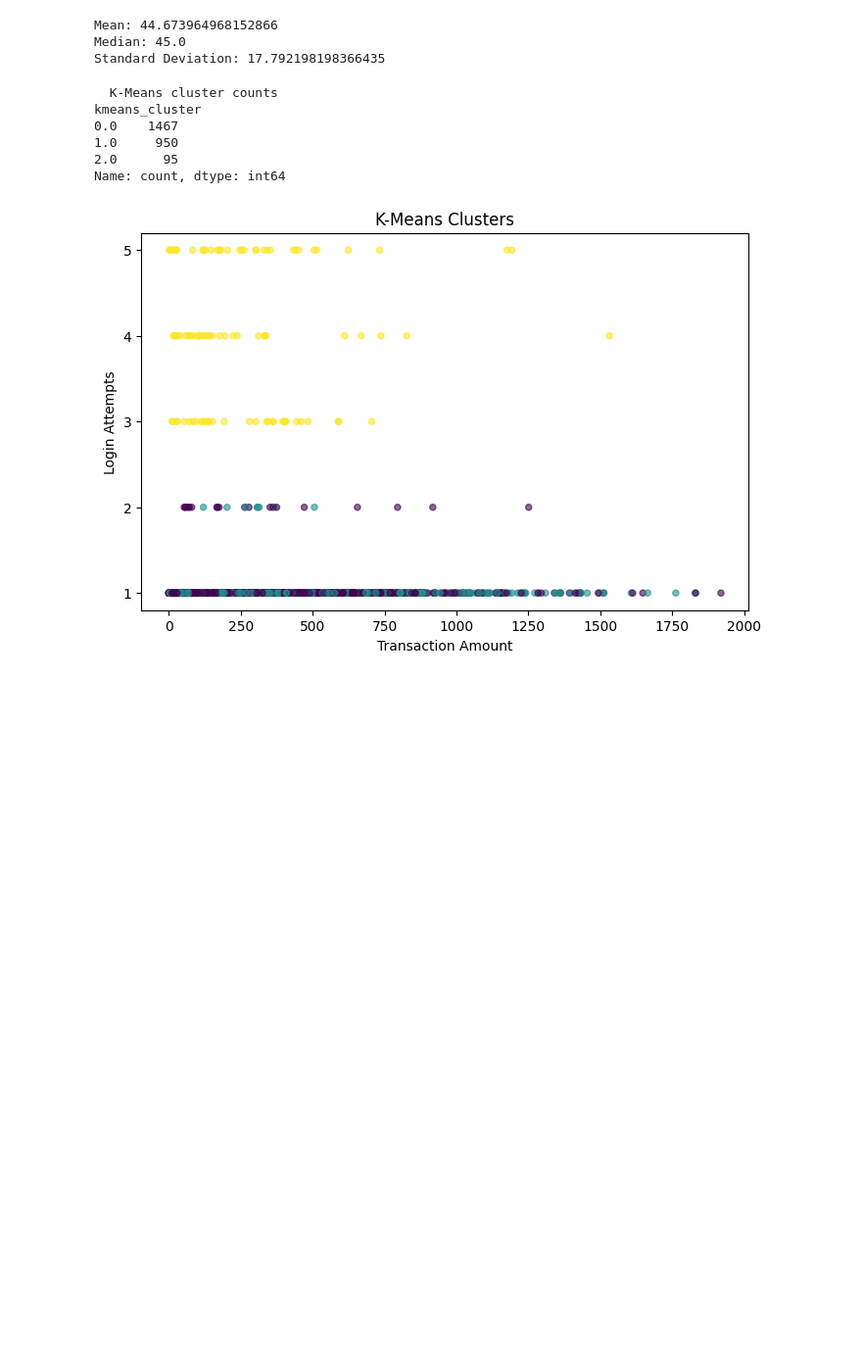
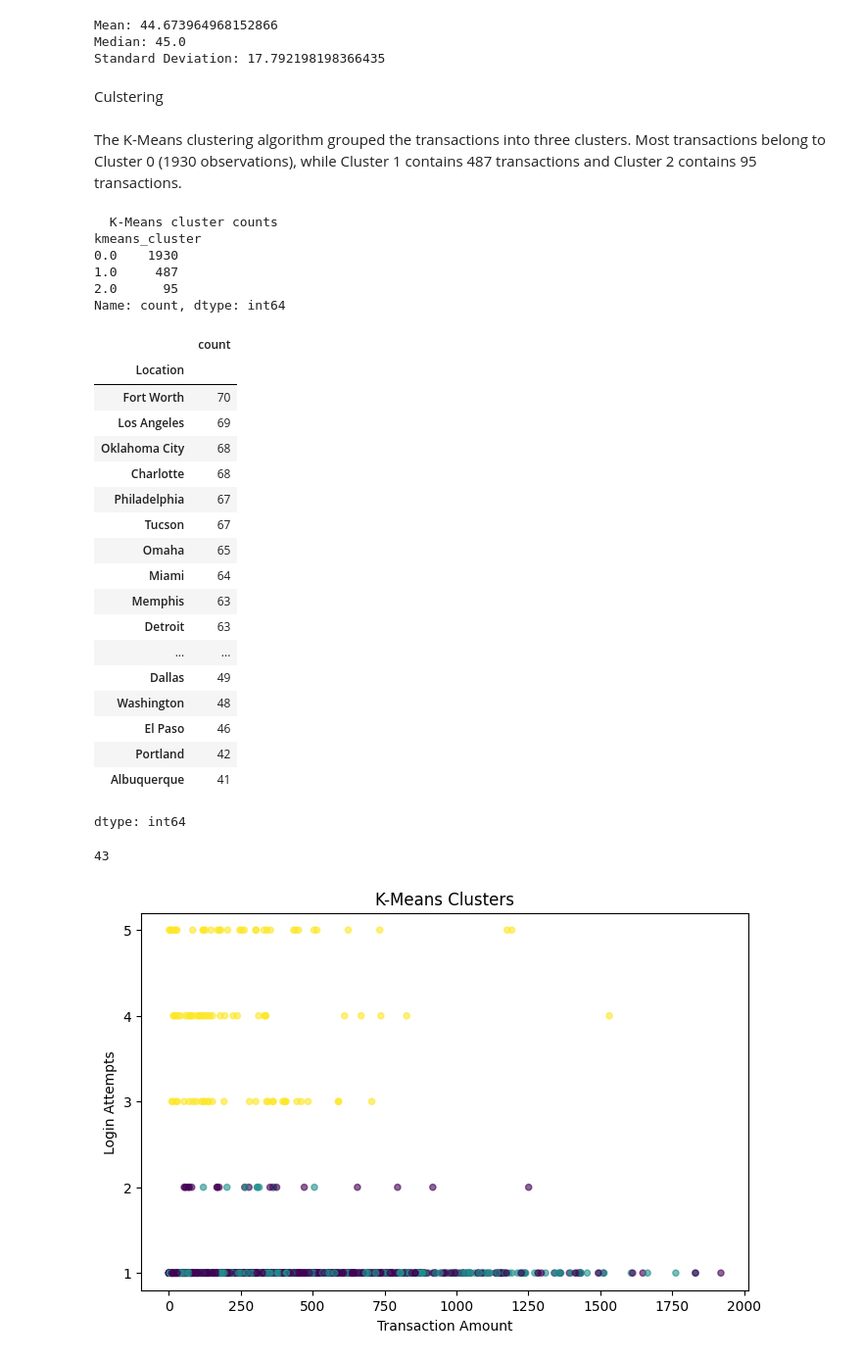
Before and after one commit to marghistani22/Data_Engineering, a Jupyter notebook: Untitled1.ipynb, the cells around one changed output. Shown at 98% size. Cells and saved outputs as stored; diff of their text form; code cells hidden in the pictures; blank space fills up the shorter version.

```diff
--- a/Untitled1.ipynb
+++ b/Untitled1.ipynb
@@ -717,8 +575,12 @@ print("Standard Deviation:", std_age)
 Mean: 44.673964968152866
 Median: 45.0
 Standard Deviation: 17.792198198366435
+# %% [markdown]
+Culstering
+# %% [markdown]
+The K-Means clustering algorithm grouped the transactions into three clusters. Most transactions belong to Cluster 0 (1930 observations), while Cluster 1 contains 487 transactions and Cluster 2 contains 95 transactions.
 # %%
-cluster_features = ["TransactionAmount", "LoginAttempts", "CustomerAge", "AccountBalance"]
+cluster_features = ["TransactionAmount", "LoginAttempts", "CustomerAge", "AccountBalance", "TransactionDuration"]
 X_cluster = df[cluster_features].dropna()
 
 scaler = StandardScaler()
@@ -732,10 +594,36 @@ print(df["kmeans_cluster"].value_counts())
 # %% [output]
   K-Means cluster counts
 kmeans_cluster
-0.0    1467
-1.0     950
+0.0    1930
+1.0     487
 2.0      95
 Name: count, dtype: int64
+# %%
+df["Location"].value_counts()
+# %% [output]
+|  | count |
+| Location |  |
+| Fort Worth | 70 |
+| Los Angeles | 69 |
+| Oklahoma City | 68 |
+| Charlotte | 68 |
+| Philadelphia | 67 |
+| Tucson | 67 |
+| Omaha | 65 |
+| Miami | 64 |
+| Memphis | 63 |
+| Detroit | 63 |
+| ... | ... |
+| Dallas | 49 |
+| Washington | 48 |
+| El Paso | 46 |
+| Portland | 42 |
+| Albuquerque | 41 |
+dtype: int64
+# %%
+df["Location"].nunique()
+# %% [output]
+43
 # %%
 plt.figure(figsize=(8,5))
 plt.scatter(df["TransactionAmount"], df["LoginAttempts"], c=df["kmeans_cluster"], s=20, alpha=0.6)
```
Also changed, not shown: parts of 29 cells of this notebook.
